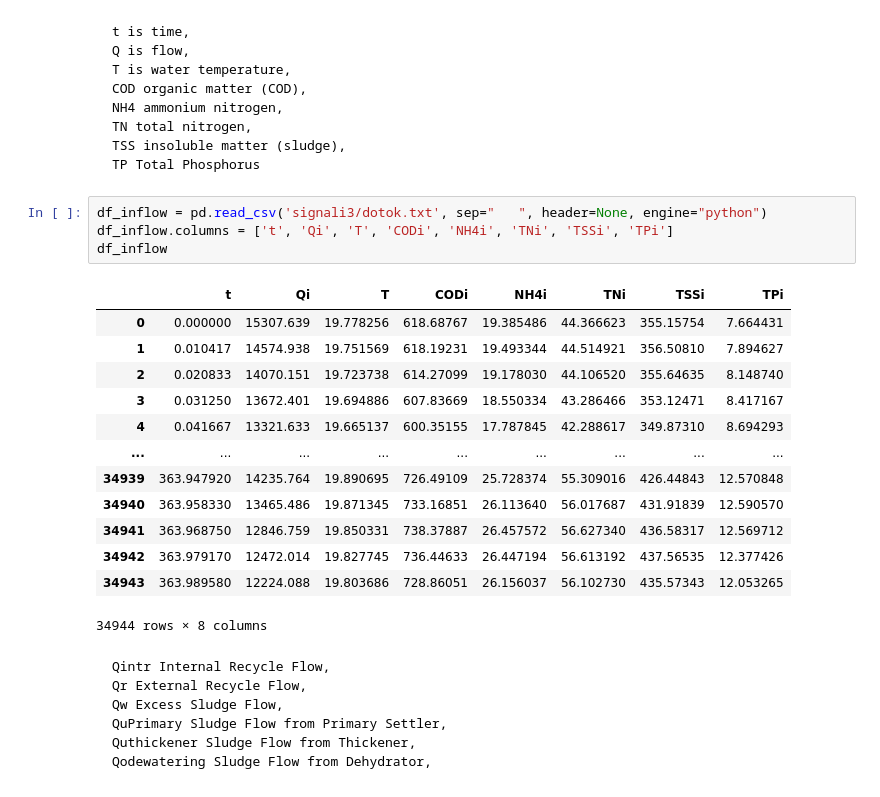
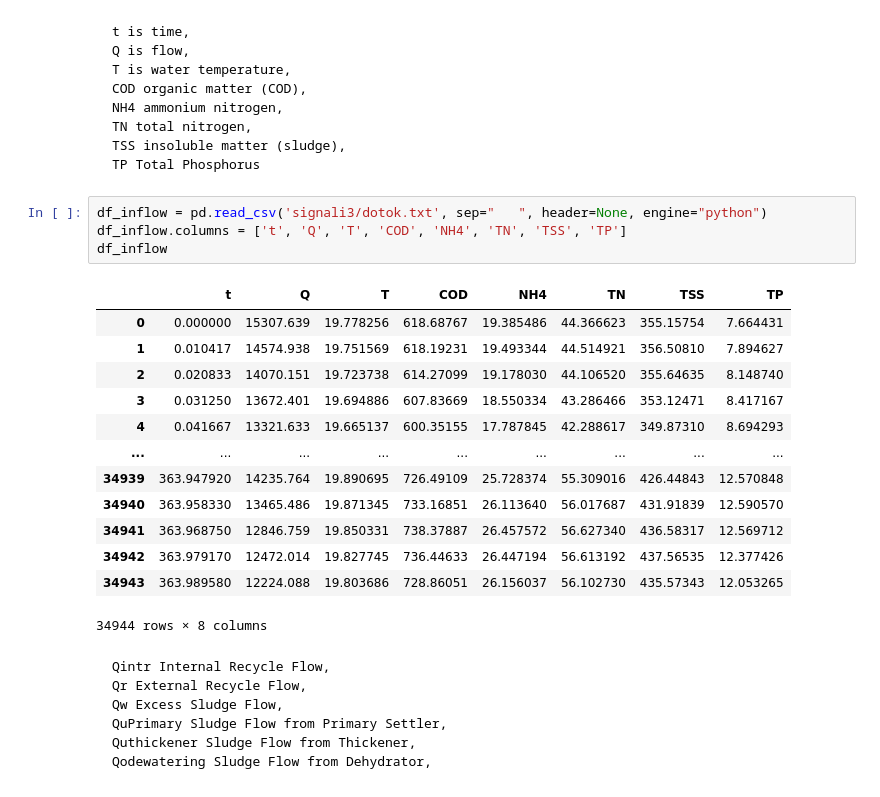
Before and after one commit to lanadominkovic/water-plant-analysis, a Jupyter notebook: wwtp_analysis.ipynb, the cells around one changed output. Drawn from its saved outputs; the diff is of its cells as text.

````diff
--- a/wwtp_analysis.ipynb
+++ b/wwtp_analysis.ipynb
@@ -35,10 +35,10 @@ TP Total Phosphorus
 ```
 # %%
 df_inflow = pd.read_csv('signali3/dotok.txt', sep="   ", header=None, engine="python")
-df_inflow.columns = ['t', 'Qi', 'T', 'CODi', 'NH4i', 'TNi', 'TSSi', 'TPi']
+df_inflow.columns = ['t', 'Q', 'T', 'COD', 'NH4', 'TN', 'TSS', 'TP']
 df_inflow
 # %% [output]
-|  | t | Qi | T | CODi | NH4i | TNi | TSSi | TPi |
+|  | t | Q | T | COD | NH4 | TN | TSS | TP |
 | 0 | 0.000000 | 15307.639 | 19.778256 | 618.68767 | 19.385486 | 44.366623 | 355.15754 | 7.664431 |
 | 1 | 0.010417 | 14574.938 | 19.751569 | 618.19231 | 19.493344 | 44.514921 | 356.50810 | 7.894627 |
 | 2 | 0.020833 | 14070.151 | 19.723738 | 614.27099 | 19.178030 | 44.106520 | 355.64635 | 8.148740 |
````
Also changed, not shown: parts of 20 cells of this notebook, 29 other files.
